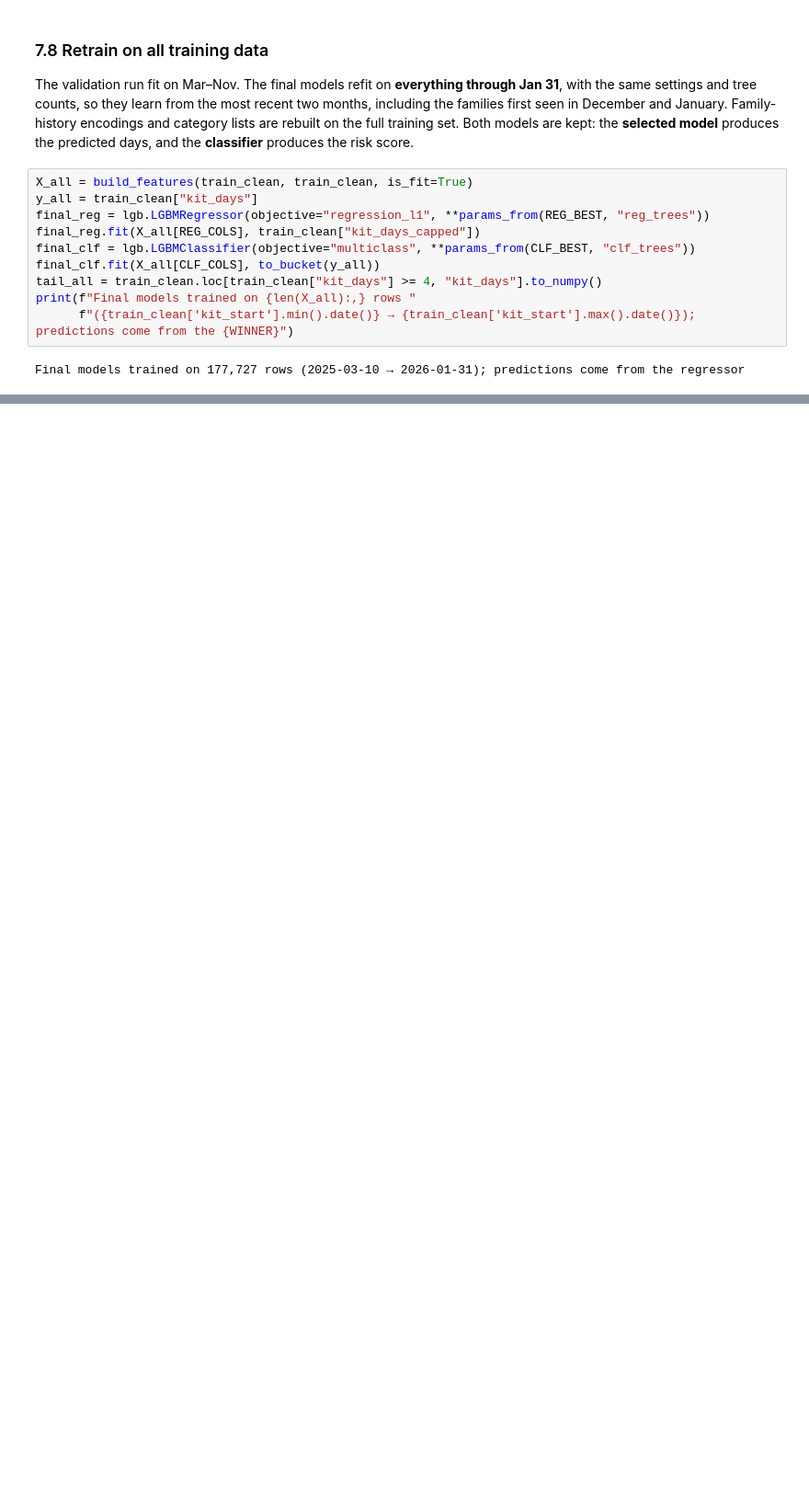
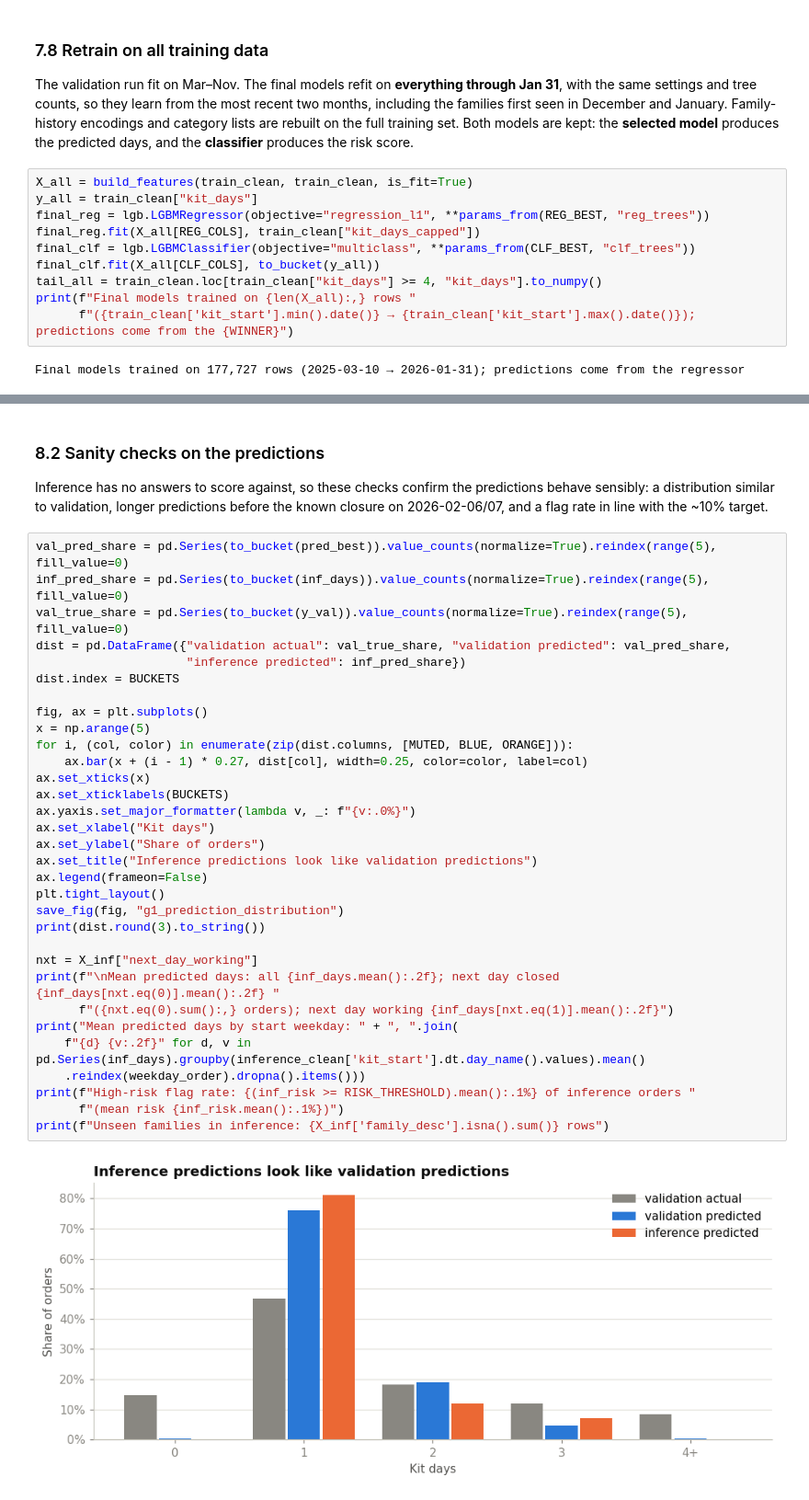
Before and after one commit to ZakirPatwa/Zakir_Patwa_DS_Case_2026, a Jupyter notebook: Zakir_Patwa_DS_Case_Notebook_2026.ipynb, the cells around one changed output, grey strips where cells are left out. Shown at 92% size. Saved outputs shown, nothing was run; the diff lists cells and outputs as text; blank space fills up the shorter version.

Commit message:
Predictions: inference kit_end dates and planner risk scores

```diff
--- a/Zakir_Patwa_DS_Case_Notebook_2026.ipynb
+++ b/Zakir_Patwa_DS_Case_Notebook_2026.ipynb
@@ -1534,0 +1602,37 @@ Final models trained on 177,727 rows (2025-03-10 → 2026-01-31); predictions co
+# %% [markdown]
+### 8.2 Sanity checks on the predictions
+Inference has no answers to score against, so these checks confirm the predictions behave sensibly: a distribution similar to validation, longer predictions before the known closure on 2026-02-06/07, and a flag rate in line with the ~10% target.
+# %%
+val_pred_share = pd.Series(to_bucket(pred_best)).value_counts(normalize=True).reindex(range(5), fill_value=0)
+inf_pred_share = pd.Series(to_bucket(inf_days)).value_counts(normalize=True).reindex(range(5), fill_value=0)
+val_true_share = pd.Series(to_bucket(y_val)).value_counts(normalize=True).reindex(range(5), fill_value=0)
+dist = pd.DataFrame({"validation actual": val_true_share, "validation predicted": val_pred_share,
+                     "inference predicted": inf_pred_share})
+dist.index = BUCKETS
+
+fig, ax = plt.subplots()
+x = np.arange(5)
+for i, (col, color) in enumerate(zip(dist.columns, [MUTED, BLUE, ORANGE])):
+    ax.bar(x + (i - 1) * 0.27, dist[col], width=0.25, color=color, label=col)
+ax.set_xticks(x)
+ax.set_xticklabels(BUCKETS)
+ax.yaxis.set_major_formatter(lambda v, _: f"{v:.0%}")
+ax.set_xlabel("Kit days")
+ax.set_ylabel("Share of orders")
+ax.set_title("Inference predictions look like validation predictions")
+ax.legend(frameon=False)
+plt.tight_layout()
+save_fig(fig, "g1_prediction_distribution")
+print(dist.round(3).to_string())
+
+nxt = X_inf["next_day_working"]
+print(f"\nMean predicted days: all {inf_days.mean():.2f}; next day closed {inf_days[nxt.eq(0)].mean():.2f} "
+      f"({nxt.eq(0).sum():,} orders); next day working {inf_days[nxt.eq(1)].mean():.2f}")
+print("Mean predicted days by start weekday: " + ", ".join(
+    f"{d} {v:.2f}" for d, v in pd.Series(inf_days).groupby(inference_clean['kit_start'].dt.day_name().values).mean()
+    .reindex(weekday_order).dropna().items()))
+print(f"High-risk flag rate: {(inf_risk >= RISK_THRESHOLD).mean():.1%} of inference orders "
+      f"(mean risk {inf_risk.mean():.1%})")
+print(f"Unseen families in inference: {X_inf['family_desc'].isna().sum()} rows")
+# %% [output]
+[figure, added]
```
Also changed, not shown: parts of 7 cells of this notebook, 2 other files.
